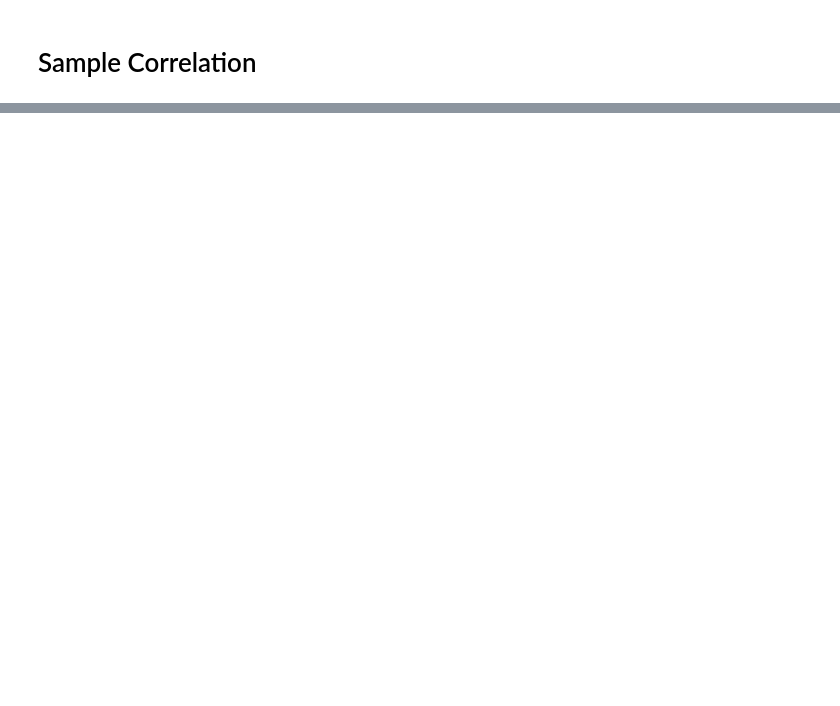
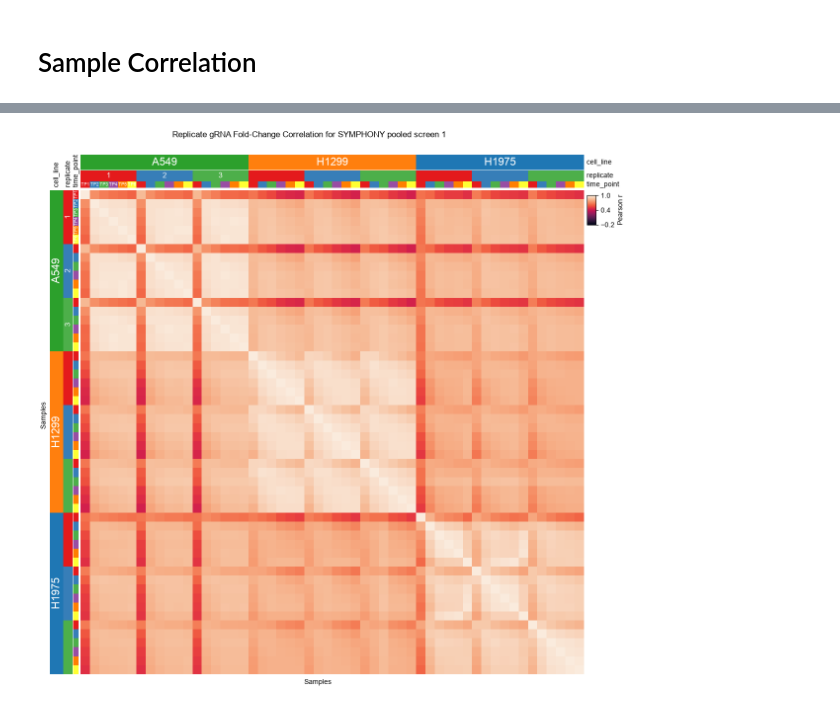
Before and after one commit to stefanpeidli/SYM101, a Jupyter notebook: notebooks/SYM101_QC.ipynb, the cells around one changed output, grey strips where cells are left out. Drawn from its saved outputs; the diff is of its cells as text; code cells hidden in the pictures; blank space fills up the shorter version.

Commit message:
Add guide-wise and transcript wise correlations

```diff
--- a/notebooks/SYM101_QC.ipynb
+++ b/notebooks/SYM101_QC.ipynb
@@ -96,7 +112,7 @@ pl.show()
 # Correlation between guides targeting the same target
 # %%
 # Load Data
-df = pd.read_csv(Path(config['TEMPDIR']) / 'SYM101_counts_corrected.csv', index_col=0)
+df = pd.read_csv(Path(config['TEMPDIR']) / 'Supplementary_Table_1_SYM101_counts.csv', index_col=0)
 sample_names = np.sort(df.columns[12:])
 pools = ['Sym-pool-1-3', 'Sym-pool-1-1', 'Sym-pool-1-2']
 pools = np.sort(pools)
@@ -231,0 +252,55 @@ WARNING: cmap is not a string!
+# %%
+# Recompute per-guide log2 fold-change vs plasmid pool (NT-depth normalized),
+# self-contained so this section does not depend on earlier cells.
+df = pd.read_csv(Path(config['TEMPDIR']) / 'Supplementary_Table_1_SYM101_counts.csv', index_col=0)
+sample_names = np.sort(df.columns[12:])
+pools = np.sort(['Sym-pool-1-3', 'Sym-pool-1-1', 'Sym-pool-1-2'])
+controls = [x for x in df.index if 'control' in x.lower()]
+timecourse = np.array([x for x in sample_names if 'pool' not in x.lower()])  # exclude plasmid pools
+
+norm_factor = df.loc[controls, pools].mean(axis=1).mean() / df.loc[controls, sample_names].mean(axis=0)
+ndf = df.loc[:, sample_names] * norm_factor
+l2fc = np.log2((ndf.T / ndf.loc[:, pools].mean(axis=1)).T)
+l2fc = l2fc.replace([np.inf, -np.inf], np.nan)
+l2fc['Transcript_ID'] = df.Transcript_ID.values
+
+# Sample annotation, shared by both fold-change heatmaps
+cell_line = pd.Series({x: cell_line_dict[int(x.split('-')[1])] for x in timecourse})
+replicate = pd.Series({x: x.split('-')[2][-1] for x in timecourse})
+time_point = pd.Series({x: x.split('-')[3].split('_')[0] for x in timecourse})
+order = pd.concat([cell_line, replicate, time_point], axis=1).sort_values([0, 1, 2]).index
+
+
+def fc_correlation_heatmap(mat, title, outstem):
+    """mat: features (guides or transcripts) x samples. Pearson corr of fold-changes between samples."""
+    corr = mat.loc[:, timecourse].corr(method='pearson', min_periods=50)
+    data = corr.loc[order, order]
+    annot_kwargs = dict(
+        cell_line=pch.anno_simple(cell_line.loc[order], add_text=True, height=7, colors=cell_line_colors),
+        replicate=pch.anno_simple(replicate.loc[order], add_text=True, height=5),
+        time_point=pch.anno_simple(time_point.loc[order], add_text=True, height=3),
+        verbose=0, plot_legend=False)
+    top_ha = pch.HeatmapAnnotation(axis=1, **annot_kwargs)
+    left_ha = pch.HeatmapAnnotation(axis=0, **annot_kwargs)
+    pl.figure(figsize=(14, 12))
+    pch.ClusterMapPlotter(
+        data=data, left_annotation=left_ha, top_annotation=top_ha,
+        row_cluster=False, col_cluster=False, label='r',
+        row_dendrogram=False, col_dendrogram=False, legend_gap=7,
+        rasterized=True, cmap='rocket', vmin=-0.2, vmax=1,
+        legend_kws=dict(label='Pearson r'), xlabel='Samples', ylabel='Samples',
+        legend_hpad=0, verbose=0)
+    pl.suptitle(title, y=0.92)
+    pl.savefig(f'../results/qc_plots/{outstem}.png', dpi=300)
+    pl.savefig(f'../results/qc_plots/{outstem}.pdf', dpi=300, bbox_inches='tight')
+    corr.to_csv(f'../results/qc_plots/{outstem}_source_data.csv')
+    return corr
+
+# (1) gRNA-level fold-change correlation
+guide_corr = fc_correlation_heatmap(
+    l2fc,
+    'Replicate gRNA Fold-Change Correlation for SYMPHONY pooled screen 1',
+    'qc_correlation_heatmap_guide_l2fc')
+pl.show()
+# %% [output]
+[figure, added]
```
Also changed, not shown: parts of 8 cells of this notebook.
